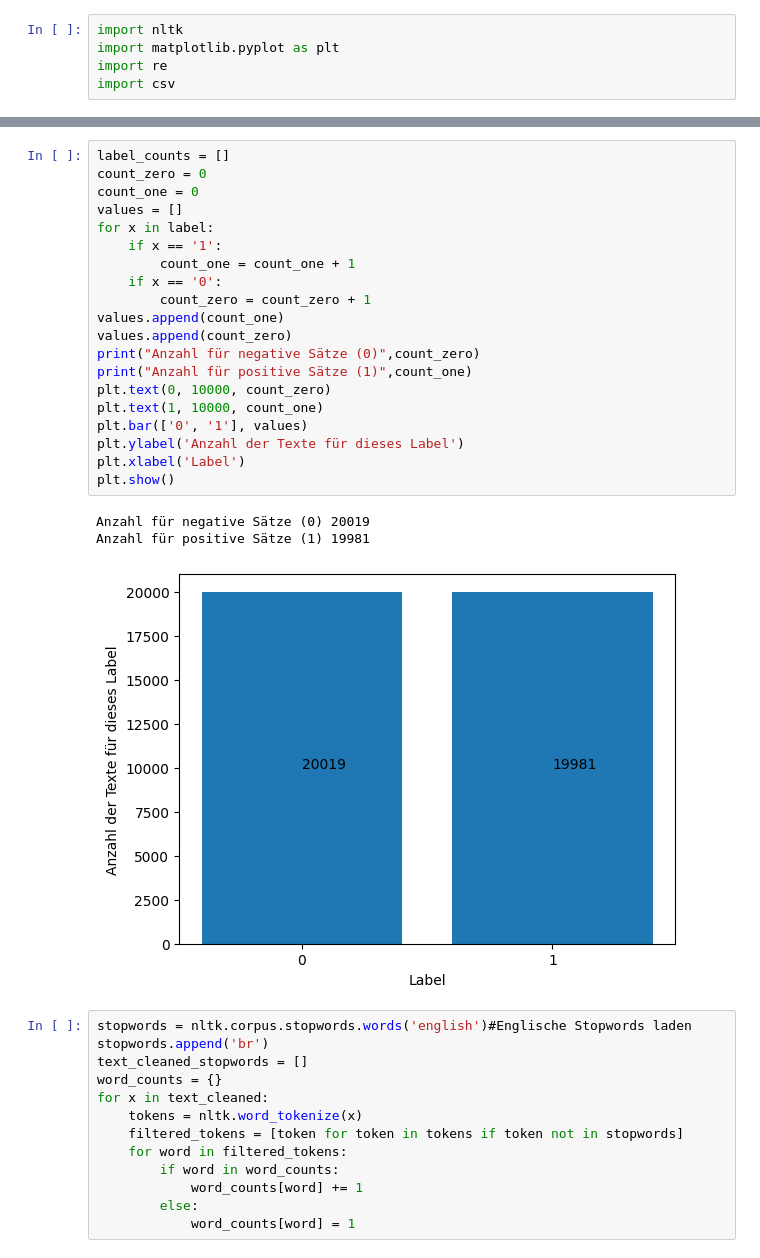
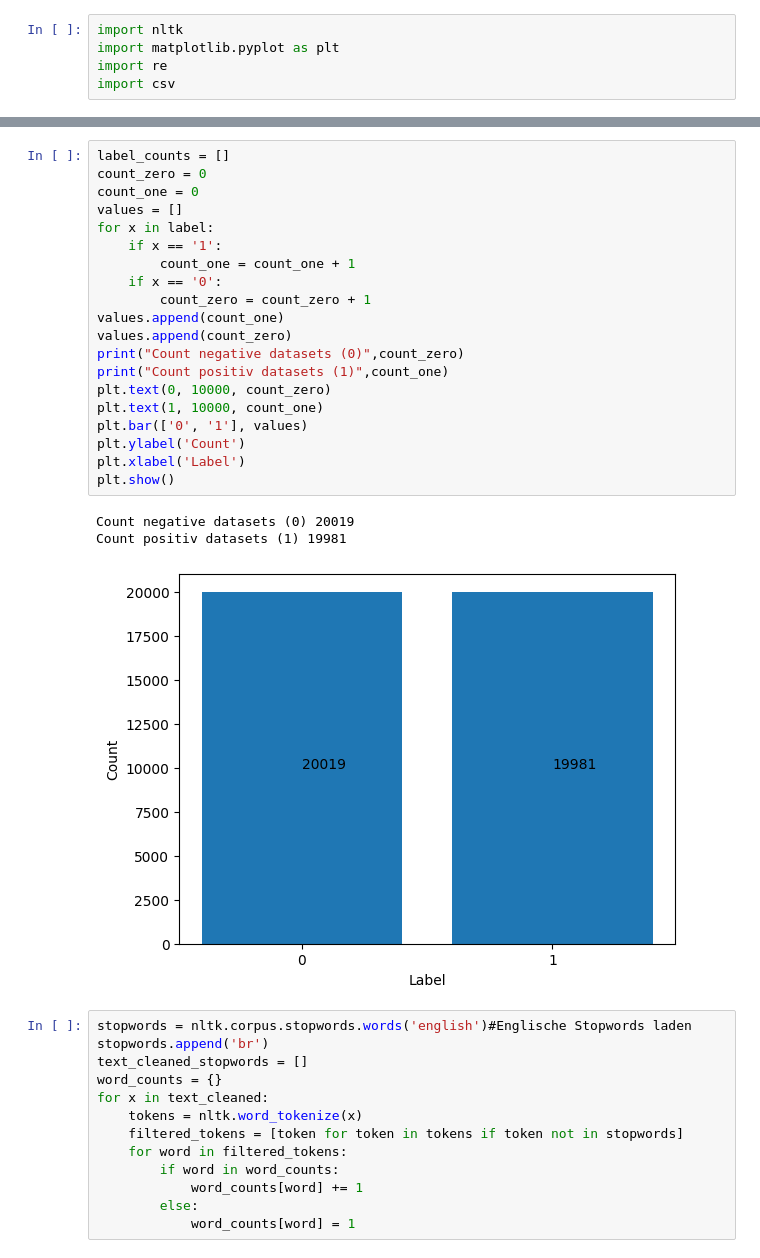
Before and after one commit to Medienkunzt/WK_2626_Applied_Natural_Language_Processing, a Jupyter notebook: Abgabe/2_1_2_IMDB.ipynb, the cells around one changed output, grey strips where cells are left out. Saved outputs shown, nothing was run; the diff lists cells and outputs as text.

```diff
--- a/Abgabe/2_1_2_IMDB.ipynb
+++ b/Abgabe/2_1_2_IMDB.ipynb
@@ -36,27 +32,27 @@ ever since i heard of the ralph bakshi version of the lord of the rings i wonder
 # %%
 label_counts = []
 count_zero = 0
 count_one = 0
 values = []
 for x in label:
     if x == '1':
         count_one = count_one + 1
     if x == '0':
         count_zero = count_zero + 1
 values.append(count_one)
 values.append(count_zero)
-print("Anzahl für negative Sätze (0)",count_zero)
-print("Anzahl für positive Sätze (1)",count_one)
+print("Count negative datasets (0)",count_zero)
+print("Count positiv datasets (1)",count_one)
 plt.text(0, 10000, count_zero)
 plt.text(1, 10000, count_one)
 plt.bar(['0', '1'], values)
-plt.ylabel('Anzahl der Texte für dieses Label')
+plt.ylabel('Count')
 plt.xlabel('Label')
 plt.show()
 # %% [output]
-Anzahl für negative Sätze (0) 20019
-Anzahl für positive Sätze (1) 19981
+Count negative datasets (0) 20019
+Count positiv datasets (1) 19981
-[figure, old version]
+[figure, new version]
 # %%
 stopwords = nltk.corpus.stopwords.words('english')#Englische Stopwords laden
 stopwords.append('br')
```
Also changed, not shown: parts of 3 cells of this notebook, 2 other files.
